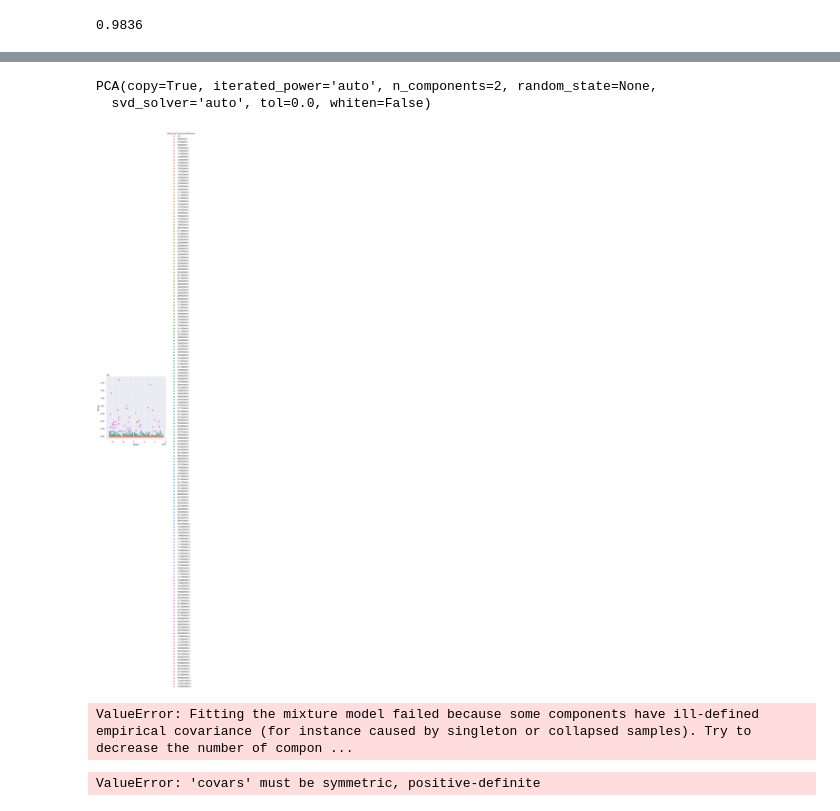
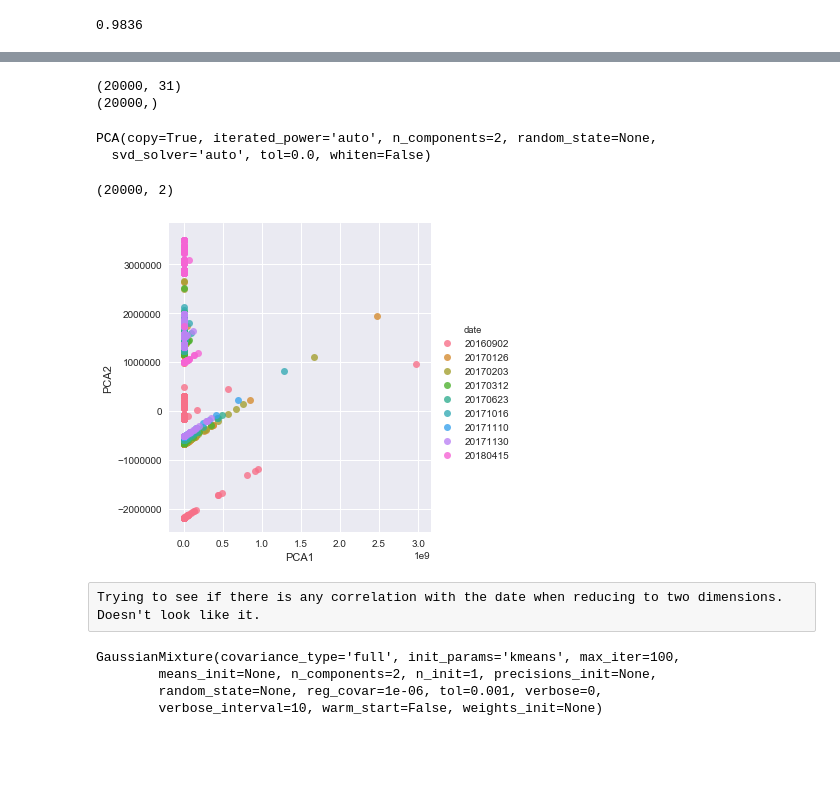
Before and after one commit to mikesturm2001/Python, a Jupyter notebook: GoogleProject/Project.ipynb, the cells around one changed output, grey strips where cells are left out. Drawn from its saved outputs; the diff is of its cells as text; code cells hidden in the pictures; blank space fills up the shorter version.

Commit message:
cleaning up and adding more machine learning
added a simpler dataset to reduce some complexity and get more models to
run. Up next.... a neural network model.

```diff
--- a/GoogleProject/Project.ipynb
+++ b/GoogleProject/Project.ipynb
@@ -386,6 +411,11 @@ nominal_columns = ["channelGrouping","browser","deviceCategory","isMobile","oper
 dummy_df = pd.get_dummies(newData[nominal_columns])
 newData = pd.concat([newData, dummy_df], axis=1)
 newData = newData.drop(nominal_columns, axis=1)
+# %%
+nominal_columns = ["browser"]
+dummy_df = pd.get_dummies(newDataSimple[nominal_columns])
+newDataSimple = pd.concat([newDataSimple, dummy_df], axis=1)
+newDataSimple = newDataSimple.drop(nominal_columns, axis=1)
 # %%
 newData.head()
 # %% [output]
@@ -488 +574,4 @@ array([20171016, 20160902, 20171130, 20170126, 20170623, 20170312,
+# %%
+newDataCopy = newData
+newDataSimpleCopy = newDataSimple
 # %%
@@ -547,0 +690,4 @@ newData[['totals_totalTransactionRevenue','predicted']].plot(alpha=0.5)
+# %%
+#Reset the data
+newData = newDataCopy
+newDataSimple = newDataSimpleCopy
@@ -572,3 +757,11 @@ accuracy_score(ytest, y_model)
+# %%
+X = newDataSimple.drop(['date'], axis=1).values
+print(X.shape)
+y = newDataSimple.date.values
+print(y.shape)
+# %% [output]
+(20000, 31)
+(20000,)
 # %%
 from sklearn.decomposition import PCA
 # %%
@@ -583,7 +777,13 @@ X_2D = model.transform(X)
+# %%
+X_2D.shape
+# %% [output]
+(20000, 2)
 # %%
-newData['PCA1'] = X_2D[:, 0]
-newData['PCA2'] = X_2D[:, 1]
-sns.lmplot("PCA1","PCA2", hue='totals_totalTransactionRevenue', data=newData, fit_reg=False);
+newDataSimple['PCA1'] = X_2D[:, 0]
+newDataSimple['PCA2'] = X_2D[:, 1]
+sns.lmplot("PCA1","PCA2", hue='date', data=newDataSimple, fit_reg=False);
 # %% [output]
-[figure, old version]
+[figure, new version]
+# %% [raw]
+Trying to see if there is any correlation with the date when reducing to two dimensions. Doesn't look like it.
 # %%
@@ -595,8 +797,7 @@ model = GaussianMixture (n_components=3, covariance_type='full')
 # %%
-model.fit(X)
+model.fit(X_Simple)
 # %% [output]
-ValueError: Fitting the mixture model failed because some components have ill-defined empirical covariance (for instance caused by singleton or collapsed samples). Try to decrease the number of compon ...
+GaussianMixture(covariance_type='full', init_params='kmeans', max_iter=100,
+        means_init=None, n_components=2, n_init=1, precisions_init=None,
+        random_state=None, reg_covar=1e-06, tol=0.001, verbose=0,
+        verbose_interval=10, warm_start=False, weights_init=None)
-# %%
-y_gmm = model.predict(X)
-# %% [output]
-ValueError: 'covars' must be symmetric, positive-definite
```
Also changed, not shown: parts of 66 cells of this notebook.
